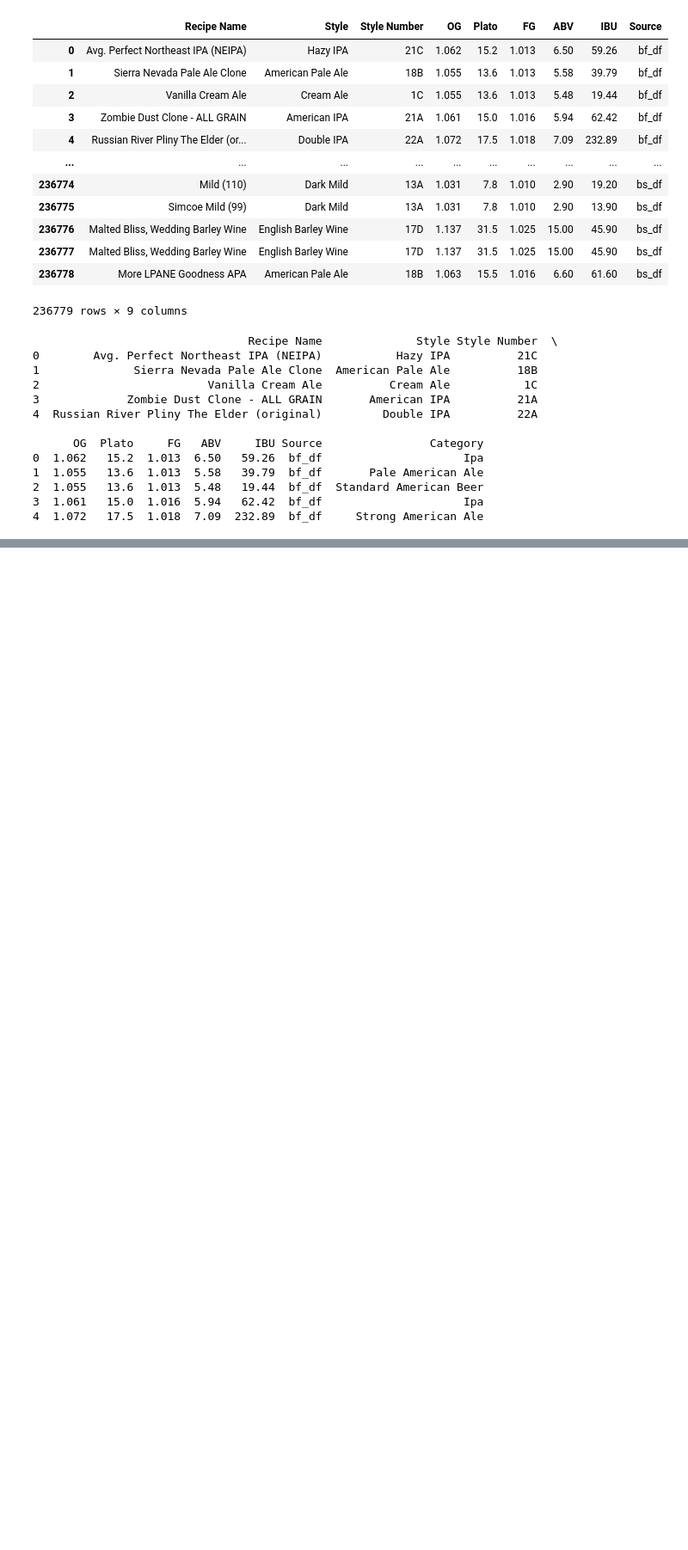
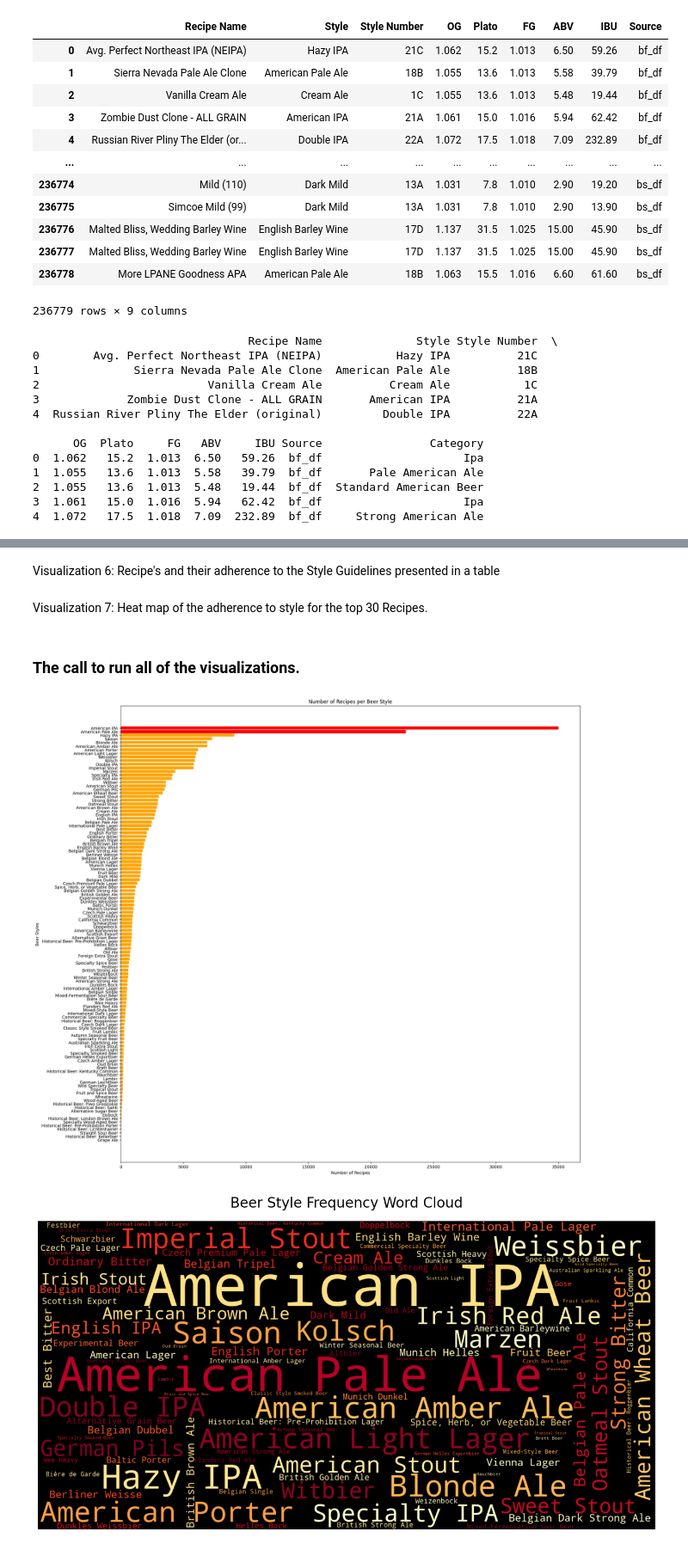
Before and after one commit to Redsoxin7/beer_recipes, a Jupyter notebook: Beer_capstone.ipynb, the cells around one changed output, grey strips where cells are left out. Shown at 86% size. Saved outputs shown, nothing was run; the diff lists cells and outputs as text; code cells hidden in the pictures; blank space fills up the shorter version.

```diff
--- a/Beer_capstone.ipynb
+++ b/Beer_capstone.ipynb
@@ -921,7 +928,7 @@ def update_style_data(df, excel_file, dfname):
 # Call the function with the dataframe to be cleaned and the excel file with the lookups
 # Also passing in a name to populate the 'Source'
 dfname = "bf_df"
-bf_df_cleaned = update_style_data(bf_df_cleaned, "BJCP_Updated.xlsx", dfname)
+bf_df_cleaned = update_style_data(bf_df_cleaned, "Input_Files/BJCP_Updated.xlsx", dfname)
 
 df = bf_df_cleaned
 # %% [output]
@@ -1023,0 +1134,21 @@ beer_recipes.to_pickle("cleaned_beer_recipes.pkl")
+# %%
+# Function to plot the number of recipes per beer category
+def plot_category_counts(data: pd.DataFrame) -> None:
+
+    # Group by 'Category' and count the number of occurrences
+    category_counts = data['Category'].value_counts()
+
+    # Plot the bar chart
+    fig, ax = plt.subplots(figsize=(16,8))
+    bars = ax.bar(category_counts.index, category_counts.values, color='tomato')
+
+    # Set labels and title
+    plt.xlabel('Beer Categories')
+    plt.ylabel('Number of Recipes')
+    plt.title('Number of Recipes per Beer Category')
+
+    # Rotate and align the tick labels so they look better
+    plt.xticks(rotation=45, ha='right')  # Angle the category labels at 45 degrees
+
+
+    plt.show()
@@ -1023,0 +1217,2 @@ beer_recipes.to_pickle("cleaned_beer_recipes.pkl")
+# %% [markdown]
+Visualization 6: Recipe's and their adherence to the Style Guidelines presented in a table
@@ -1023,0 +1352,2 @@ beer_recipes.to_pickle("cleaned_beer_recipes.pkl")
+# %% [markdown]
+Visualization 7: Heat map of the adherence to style for the top 30 Recipes.
@@ -1023,0 +1393,26 @@ beer_recipes.to_pickle("cleaned_beer_recipes.pkl")
+# %% [markdown]
+### The call to run all of the visualizations.
+# %%
+# Visualization 1: Call the Horizontal bar chart of the frequency of recipes by Style
+total_occurrence(beer_recipes)  # Pass the DataFrame as an argument
+
+# Visualization 2: Create the word cloud
+create_beer_wordcloud(beer_recipes)
+
+# Visualization 3: The **Top 50** beer styles in a vertical bar chart
+total_occurrence_abbrev_v(beer_recipes)
+
+# Visualization 4: Number of Recipes per Category
+plot_category_counts(beer_recipes)
+
+# Visualization 5: Call the Stacked Bar Chart
+plot_category_style_distribution(beer_recipes)  # Pass the DataFrame as an argument
+
+#Visualization 6: Calculate and Call the Compliance Table
+summary_table = create_and_display_compliance_summary(beer_recipes, styles_2021_cleaned)
+
+#Visualization 7: Call the Compliance Heatmap
+create_compliance_heatmap(summary_table)
+# %% [output]
+[figure, added]
+[figure, added]
```
Also changed, not shown: parts of 19 cells of this notebook, 2 other files.
